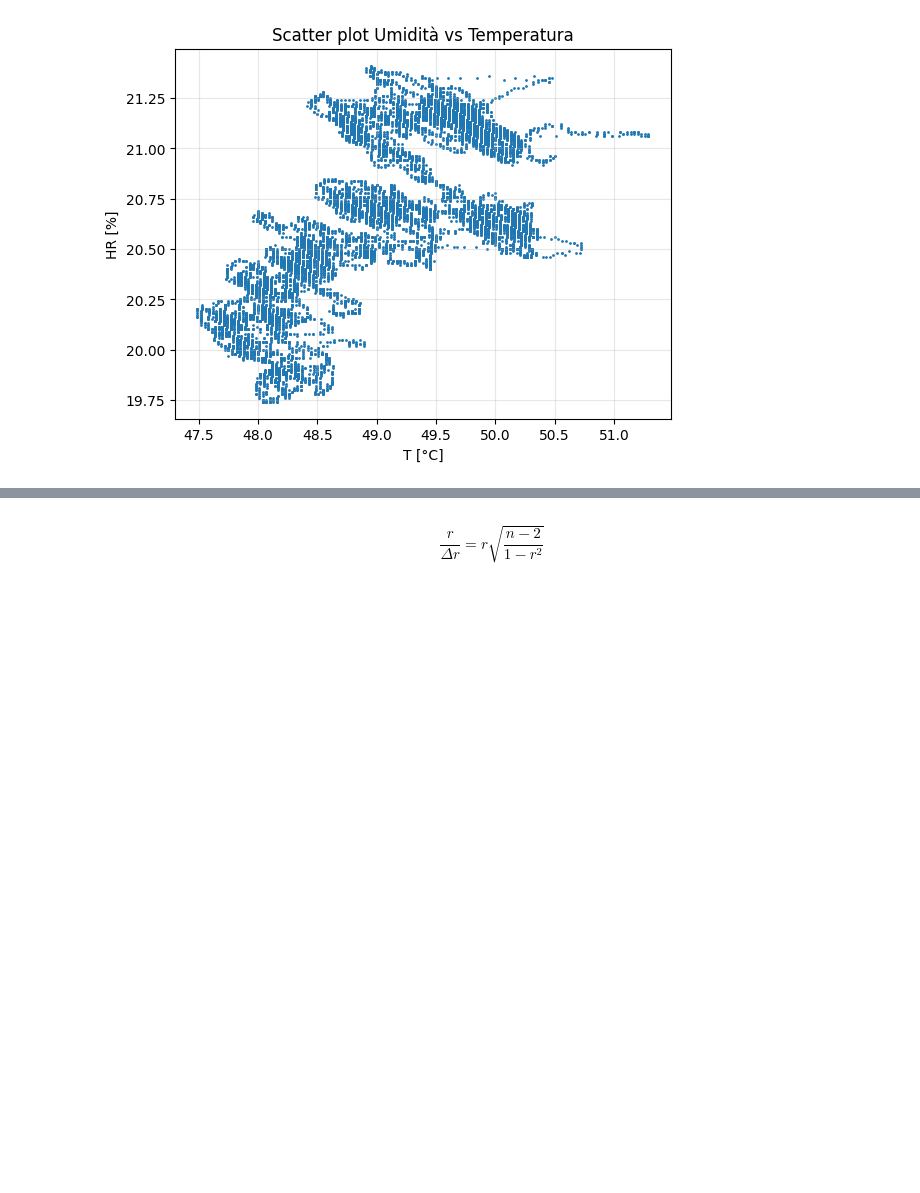
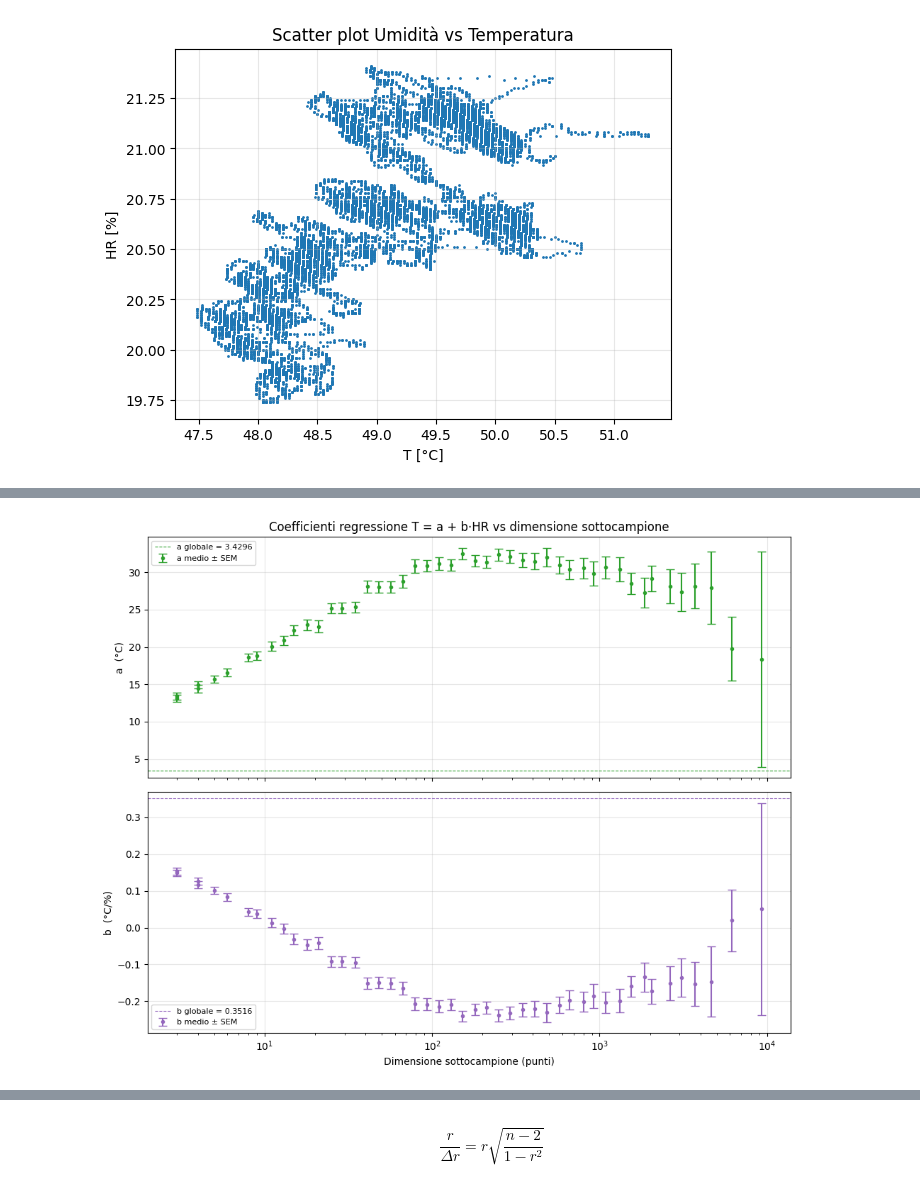
Before and after one commit to Dariomin/Lab4, a Jupyter notebook: plot_HRT.ipynb, the cells around one changed output, grey strips where cells are left out. Drawn from its saved outputs; the diff is of its cells as text; code cells hidden in the pictures; blank space fills up the shorter version.

```diff
--- a/plot_HRT.ipynb
+++ b/plot_HRT.ipynb
@@ -177,0 +263,38 @@ print(results.to_string(index=False))
+# %%
+# ── Plot a ± Δa e b ± Δb vs dimensione sottocampione ────────────────
+a_mean  = np.array([np.mean(a) for a in a_list])
+a_sem   = np.array([np.std(a, ddof=1) / np.sqrt(len(a)) for a in a_list])
+b_mean  = np.array([np.mean(b) for b in b_list])
+b_sem   = np.array([np.std(b, ddof=1) / np.sqrt(len(b)) for b in b_list])
+
+# regressione sul campione intero come riferimento
+res_global = linregress(HR, T)
+a_global, b_global = res_global.intercept, res_global.slope
+
+fig, (ax_a, ax_b) = plt.subplots(2, 1, figsize=(10, 8), sharex=True)
+
+ax_a.errorbar(chunk_sizes_lr, a_mean, yerr=a_sem,
+              fmt='.', capsize=4, color='tab:green', label='a medio ± SEM')
+ax_a.axhline(a_global, color='tab:green', linestyle='--', linewidth=0.8,
+             label=f'a globale = {a_global:.4f}')
+ax_a.set_ylabel('a  (°C)')
+ax_a.legend(fontsize=8)
+ax_a.grid(alpha=0.3)
+ax_a.set_title('Coefficienti regressione T = a + b·HR vs dimensione sottocampione')
+
+ax_b.errorbar(chunk_sizes_lr, b_mean, yerr=b_sem,
+              fmt='.', capsize=4, color='tab:purple', label='b medio ± SEM')
+ax_b.axhline(b_global, color='tab:purple', linestyle='--', linewidth=0.8,
+             label=f'b globale = {b_global:.4f}')
+ax_b.set_ylabel('b  (°C/%)')
+ax_b.set_xlabel('Dimensione sottocampione (punti)')
+ax_b.legend(fontsize=8)
+ax_b.grid(alpha=0.3)
+
+ax_a.set_xscale('log')
+ax_b.set_xscale('log')
+
+plt.tight_layout()
+plt.show()
+# %% [output]
+[figure, added]
```
Also changed, not shown: parts of 4 cells of this notebook.
